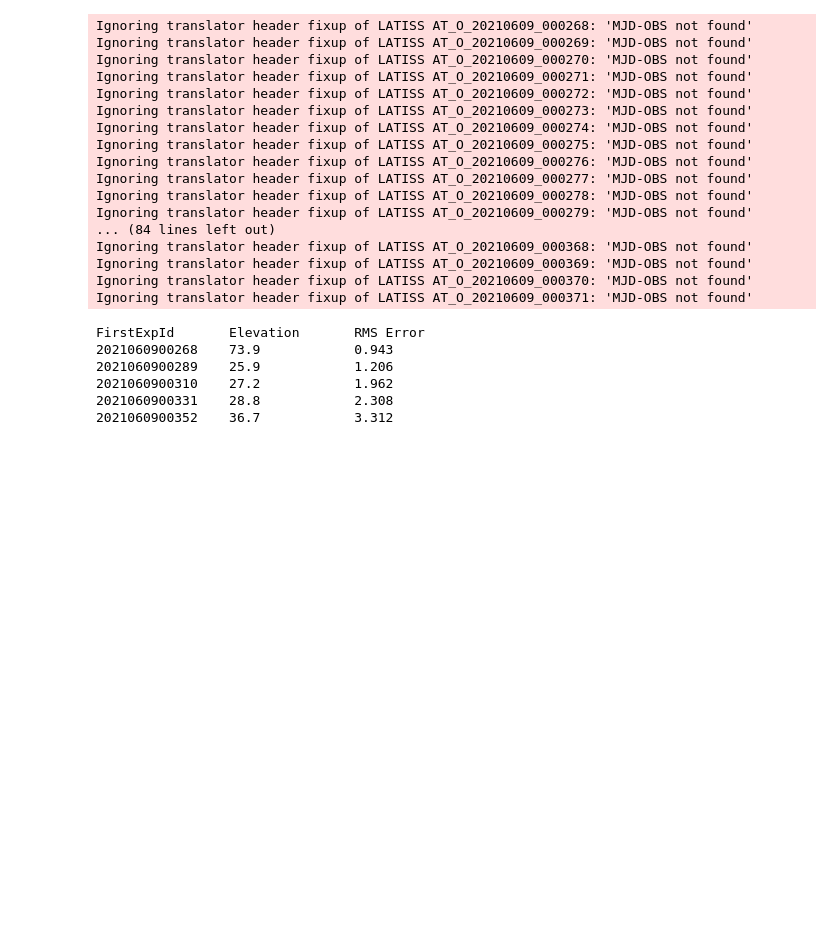
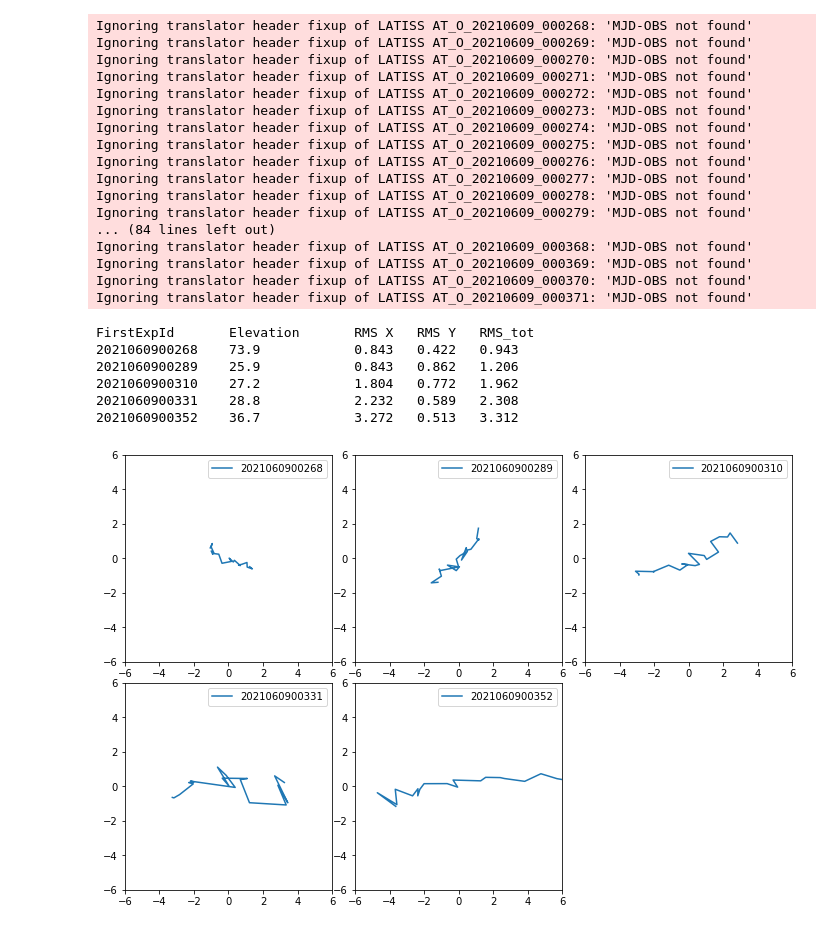
Before and after one commit to lsst-ts/ts_notebooks, a Jupyter notebook: cslage/summit_notebooks/AuxTel_LTS-337-016_14Jun21.ipynb, the cells around one changed output. Cells and saved outputs as stored; diff of their text form; code cells hidden in the pictures; blank space fills up the shorter version.

```diff
--- a/cslage/summit_notebooks/AuxTel_LTS-337-016_14Jun21.ipynb
+++ b/cslage/summit_notebooks/AuxTel_LTS-337-016_14Jun21.ipynb
@@ -62,18 +62,41 @@ Ignoring translator header fixup of LATISS AT_O_20210609_000370: 'MJD-OBS not fo
 Ignoring translator header fixup of LATISS AT_O_20210609_000371: 'MJD-OBS not found'
 # %%
 plateScale = exp.getWcs().getPixelScale().asArcseconds() # arcseconds/pixel
-print(f"FirstExpId \t Elevation \t RMS Error")
+print(f"FirstExpId \t Elevation \t RMS X \t RMS Y \t RMS_tot")
 for firstExpId in firstExpIds:
     el = positionData[firstExpId]['Elevation']
     centroids = np.array(positionData[firstExpId]['Centroids'])
     meanPosition = centroids.mean(axis=0)
     deviation = (centroids - meanPosition) * plateScale
-    rms = np.sqrt((deviation * deviation).mean() * 2.0) # factor of two because we don't want to average X and Y
-    print(f"{firstExpId} \t {el:.1f} \t \t {rms:.3f}")
+    rms = np.sqrt((deviation * deviation).mean(axis=0))
+    rms_tot = np.sqrt((rms * rms).sum())
+    #print(rms, rms_tot)
+
+    print(f"{firstExpId} \t {el:.1f} \t \t {rms[0]:.3f} \t {rms[1]:.3f} \t {rms_tot:.3f}")
 # %% [output]
-FirstExpId       Elevation       RMS Error
-2021060900268    73.9            0.943
-2021060900289    25.9            1.206
-2021060900310    27.2            1.962
-2021060900331    28.8            2.308
-2021060900352    36.7            3.312
+FirstExpId       Elevation       RMS X   RMS Y   RMS_tot
+2021060900268    73.9            0.843   0.422   0.943
+2021060900289    25.9            0.843   0.862   1.206
+2021060900310    27.2            1.804   0.772   1.962
+2021060900331    28.8            2.232   0.589   2.308
+2021060900352    36.7            3.272   0.513   3.312
+# %%
+# What do the tracking errors look like?
+# The X-error gets steadily worse.
+plt.figure(figsize=(12,8))
+plt.subplots_adjust(hspace=0.1,wspace=0.1)
+plotcounter = 1
+for firstExpId in firstExpIds:
+    el = positionData[firstExpId]['Elevation']
+    centroids = np.array(positionData[firstExpId]['Centroids'])
+    meanPosition = centroids.mean(axis=0)
+    deviation = (centroids - meanPosition) * plateScale
+    plt.subplot(2,3,plotcounter, aspect=1.0)
+    plt.plot(deviation[:,0], deviation[:,1], label = str(firstExpId))
+    plt.xlim(-6,6)
+    plt.ylim(-6,6)
+    plt.legend()
+    plotcounter += 1
+plt.savefig("/home/craiglagegit/DATA/Tracking_Plot_14Jun21.png")
+# %% [output]
+[figure, added]
```
